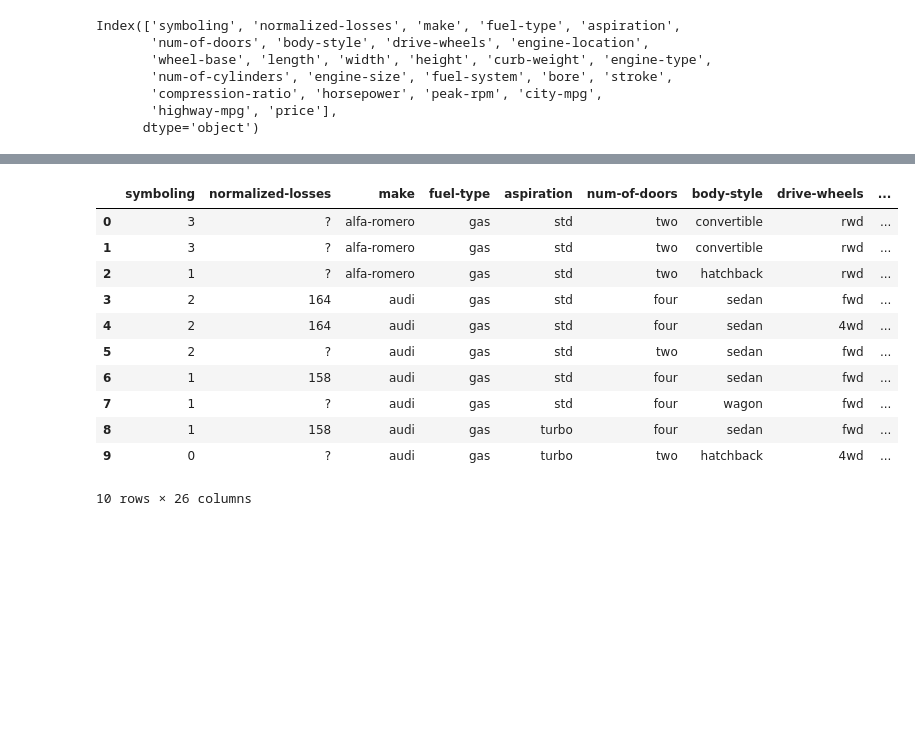
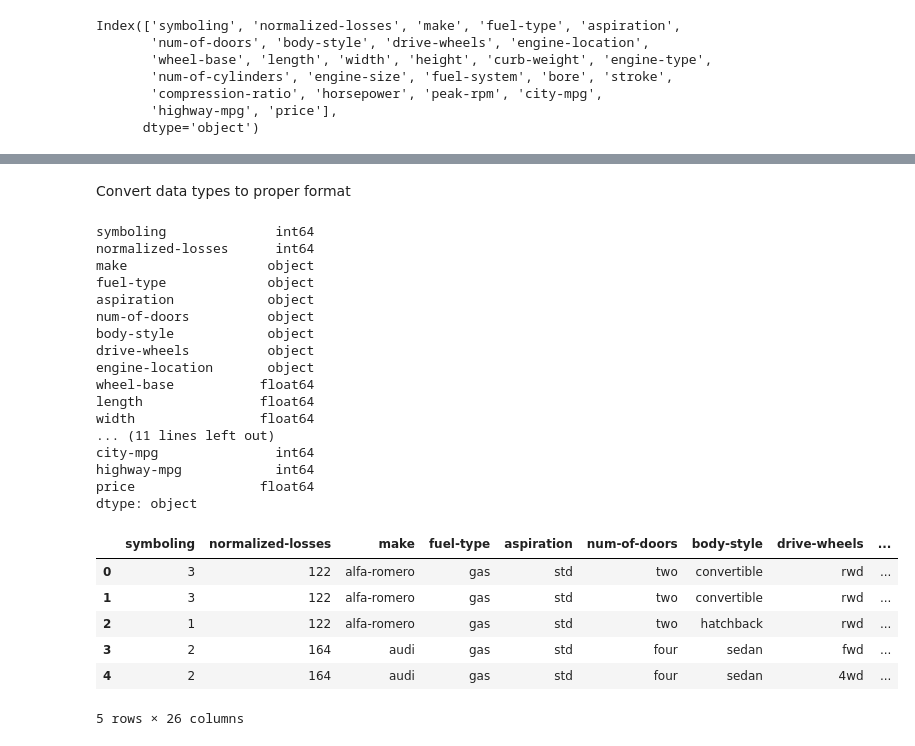
Before and after one commit to senatopgul/python-usedcarpricing, a Jupyter notebook: notebooks/code.ipynb, the cells around one changed output, grey strips where cells are left out. Saved outputs shown, nothing was run; the diff lists cells and outputs as text; code cells hidden in the pictures; blank space fills up the shorter version.

Commit message:
Data cleaning and preprocessing

```diff
--- a/notebooks/code.ipynb
+++ b/notebooks/code.ipynb
@@ -53,0 +167,2 @@ Index(['symboling', 'normalized-losses', 'make', 'fuel-type', 'aspiration',
+# %%
+df["peak-rpm"].replace(np.nan, avg_peak_rpm, inplace=True)
@@ -53,0 +184,11 @@ Index(['symboling', 'normalized-losses', 'make', 'fuel-type', 'aspiration',
+# %%
+#replace the missing 'num-of-doors' values by the most frequent
+df["num-of-doors"].replace(np.nan, "four", inplace=True)
+# %%
+# simply drop whole row with NaN in "price" column
+df.dropna(subset=["price"], axis=0, inplace=True)
+
+# reset index, because we droped two rows
+df.reset_index(drop=True, inplace=True)
+
+df.head()
@@ -54,15 +230,38 @@ Index(['symboling', 'normalized-losses', 'make', 'fuel-type', 'aspiration',
+# %% [markdown]
+Convert data types to proper format
+# %%
+df[["bore", "stroke"]] = df[["bore", "stroke"]].astype("float")
+df["normalized-losses"] = df["normalized-losses"].astype("int")
+df["price"] = df["price"].astype("float")
+df["peak-rpm"] = df["peak-rpm"].astype("float")
+# %%
+#list the columns after the convertion
+df.dtypes
+# %% [output]
+symboling              int64
+normalized-losses      int64
+make                  object
+fuel-type             object
+aspiration            object
+num-of-doors          object
+body-style            object
+drive-wheels          object
+engine-location       object
+wheel-base           float64
+length               float64
+width                float64
+... (11 lines left out)
+city-mpg               int64
+highway-mpg            int64
+price                float64
+dtype: object
 # %%
-df.head(10)
+df.head()
 # %% [output]
 |  | symboling | normalized-losses | make | fuel-type | aspiration | num-of-doors | body-style | drive-wheels | ... |
-| 0 | 3 | ? | alfa-romero | gas | std | two | convertible | rwd | ... |
-| 1 | 3 | ? | alfa-romero | gas | std | two | convertible | rwd | ... |
-| 2 | 1 | ? | alfa-romero | gas | std | two | hatchback | rwd | ... |
+| 0 | 3 | 122 | alfa-romero | gas | std | two | convertible | rwd | ... |
+| 1 | 3 | 122 | alfa-romero | gas | std | two | convertible | rwd | ... |
+| 2 | 1 | 122 | alfa-romero | gas | std | two | hatchback | rwd | ... |
 | 3 | 2 | 164 | audi | gas | std | four | sedan | fwd | ... |
 | 4 | 2 | 164 | audi | gas | std | four | sedan | 4wd | ... |
-| 5 | 2 | ? | audi | gas | std | two | sedan | fwd | ... |
-| 6 | 1 | 158 | audi | gas | std | four | sedan | fwd | ... |
-| 7 | 1 | ? | audi | gas | std | four | wagon | fwd | ... |
-| 8 | 1 | 158 | audi | gas | turbo | four | sedan | fwd | ... |
-| 9 | 0 | ? | audi | gas | turbo | two | hatchback | 4wd | ... |
-10 rows × 26 columns
+5 rows × 26 columns
```
Also changed, not shown: parts of 61 cells of this notebook, 1 other file.
